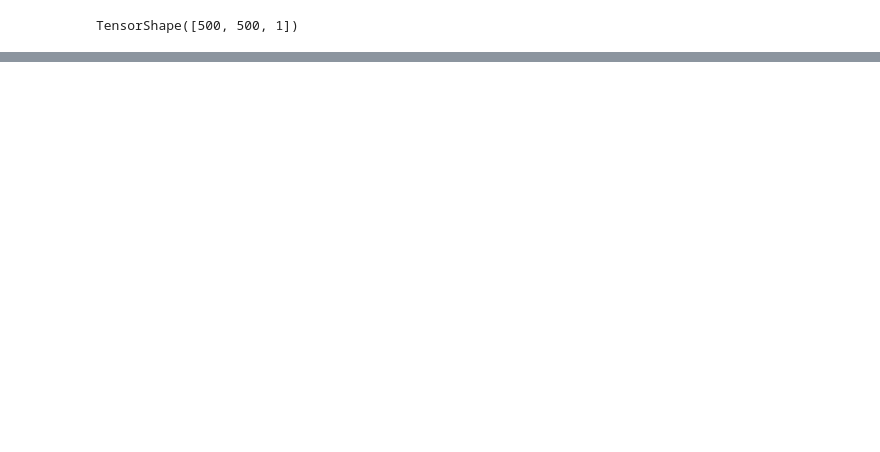
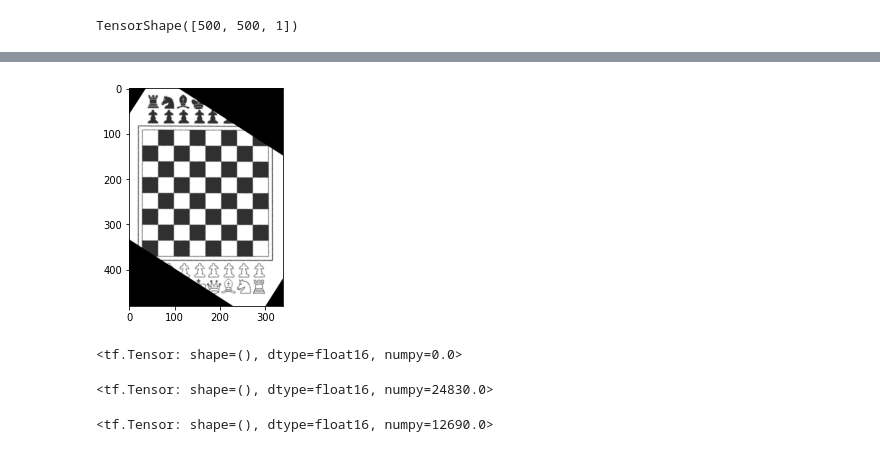
Before and after one commit to Krithika16/final_year_project_jarrow, a Jupyter notebook: augpolicies/augmentation_funcs/aug_playground.ipynb, the cells around one changed output, grey strips where cells are left out. Saved outputs shown, nothing was run; the diff lists cells and outputs as text; code cells hidden in the pictures; blank space fills up the shorter version.

```diff
--- a/augpolicies/augmentation_funcs/aug_playground.ipynb
+++ b/augpolicies/augmentation_funcs/aug_playground.ipynb
@@ -380,0 +418,5 @@ plt.show()
+# %%
+plt.imshow(transformed_img, 'gray')
+plt.show()
+# %% [output]
+[figure, added]
@@ -380,0 +427,12 @@ plt.show()
+# %%
+tf.keras.losses.MSE(y_true, y_true)
+# %% [output]
+<tf.Tensor: shape=(), dtype=float16, numpy=0.0>
+# %%
+tf.keras.losses.MSE(y_true, y_pred)
+# %% [output]
+<tf.Tensor: shape=(), dtype=float16, numpy=24830.0>
+# %%
+tf.keras.losses.MSE(y_true, y_pred2)
+# %% [output]
+<tf.Tensor: shape=(), dtype=float16, numpy=12690.0>
```
Also changed, not shown: parts of 16 cells of this notebook, 2 other files.
